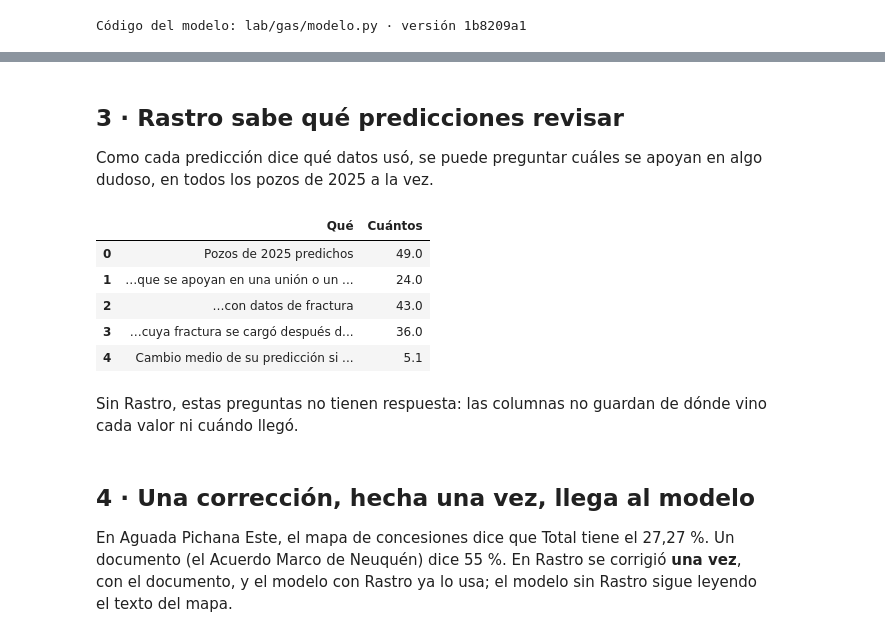
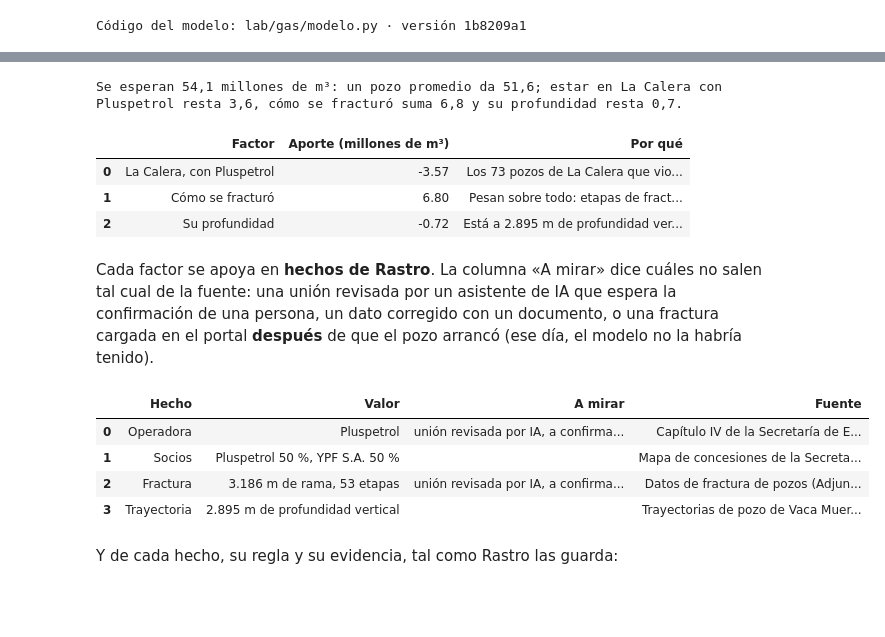
Before and after one commit to germanbraun/Rastro, a Jupyter notebook: lab/notebooks/rastro-lab.ipynb, the cells around one changed output, grey strips where cells are left out. Saved outputs shown, nothing was run; the diff lists cells and outputs as text; code cells hidden in the pictures; blank space fills up the shorter version.

```diff
--- a/lab/notebooks/rastro-lab.ipynb
+++ b/lab/notebooks/rastro-lab.ipynb
@@ -44,7 +48,7 @@ import pandas as pd
 
 import modelo  # noqa: E402
 
-pd.set_option("display.max_colwidth", 200)
+pd.set_option("display.max_colwidth", 120)
 print("Código del modelo:", modelo.__file__.replace(str(root) + os.sep, ""), "· versión", modelo.version())
 # %% [output]
 Código del modelo: lab/gas/modelo.py · versión 1b8209a1
@@ -214,32 +223,25 @@ Lo que la explicación con Rastro dice y la de las columnas no puede decir:
+# %%
+print(con["resumen"])
+pd.DataFrame(con["factores"])[["factor", "aporte", "por_que"]].round(2).rename(
+    columns={"factor": "Factor", "aporte": "Aporte (millones de m³)", "por_que": "Por qué"})
+# %% [output]
+Se esperan 54,1 millones de m³: un pozo promedio da 51,6; estar en La Calera con Pluspetrol resta 3,6, cómo se fracturó suma 6,8 y su profundidad resta 0,7.
+|  | Factor | Aporte (millones de m³) | Por qué |
+| 0 | La Calera, con Pluspetrol | -3.57 | Los 73 pozos de La Calera que vio... |
+| 1 | Cómo se fracturó | 6.80 | Pesan sobre todo: etapas de fract... |
+| 2 | Su profundidad | -0.72 | Está a 2.895 m de profundidad ver... |
 # %% [markdown]
-## 3 · Rastro sabe qué predicciones revisar
-
-Como cada predicción dice qué datos usó, se puede preguntar cuáles se apoyan en algo dudoso, en todos los pozos
-de 2025 a la vez.
+Cada factor se apoya en **hechos de Rastro**. La columna «A mirar» dice cuáles no salen tal cual de la fuente: una
+unión revisada por un asistente de IA que espera la confirmación de una persona, un dato corregido con un documento,
+o una fractura cargada en el portal **después** de que el pozo arrancó (ese día, el modelo no la habría tenido).
 # %%
-dudosas, probadas = modelo.dudosos(B)
-tarde = modelo.al_arrancar(r, B)
-prueba = B[B.inicio >= modelo.PRUEBA]
-marcas = pd.concat([prueba.reglaNombre.map(modelo.marca), prueba.reglaSocio.map(modelo.marca)])
-pd.DataFrame([
-    {"Qué": "Pozos de 2025 predichos", "Cuántos": probadas},
-    {"Qué": "…que se apoyan en una unión o un dato que no sale tal cual de la fuente", "Cuántos": dudosas},
-    {"Qué": "…con datos de fractura", "Cuántos": tarde["con_fractura"]},
-    {"Qué": "…cuya fractura se cargó después de que arrancó el pozo", "Cuántos": tarde["tarde"]},
-    {"Qué": "Cambio medio de su predicción si se predice el día que arrancó (millones de m³)", "Cuántos": round(tarde["cambio_medio"], 1)},
-])
+pd.DataFrame(con["hechos"])[["hecho", "valor", "marca", "fuentes"]].rename(
+    columns={"hecho": "Hecho", "valor": "Valor", "marca": "A mirar", "fuentes": "Fuente"})
 # %% [output]
-|  | Qué | Cuántos |
-| 0 | Pozos de 2025 predichos | 49.0 |
-| 1 | …que se apoyan en una unión o un ... | 24.0 |
-| 2 | …con datos de fractura | 43.0 |
-| 3 | …cuya fractura se cargó después d... | 36.0 |
-| 4 | Cambio medio de su predicción si ... | 5.1 |
+|  | Hecho | Valor | A mirar | Fuente |
+| 0 | Operadora | Pluspetrol | unión revisada por IA, a confirma... | Capítulo IV de la Secretaría de E... |
+| 1 | Socios | Pluspetrol 50 %, YPF S.A. 50 % |  | Mapa de concesiones de la Secreta... |
+| 2 | Fractura | 3.186 m de rama, 53 etapas | unión revisada por IA, a confirma... | Datos de fractura de pozos (Adjun... |
+| 3 | Trayectoria | 2.895 m de profundidad vertical |  | Trayectorias de pozo de Vaca Muer... |
 # %% [markdown]
-Sin Rastro, estas preguntas no tienen respuesta: las columnas no guardan de dónde vino cada valor ni cuándo llegó.
+Y de cada hecho, su regla y su evidencia, tal como Rastro las guarda:
-# %% [markdown]
-## 4 · Una corrección, hecha una vez, llega al modelo
-
-En Aguada Pichana Este, el mapa de concesiones dice que Total tiene el 27,27 %. Un documento (el Acuerdo Marco de
-Neuquén) dice 55 %. En Rastro se corrigió **una vez**, con el documento, y el modelo con Rastro ya lo usa; el
-modelo sin Rastro sigue leyendo el texto del mapa.
```
Also changed, not shown: parts of 44 cells of this notebook.
